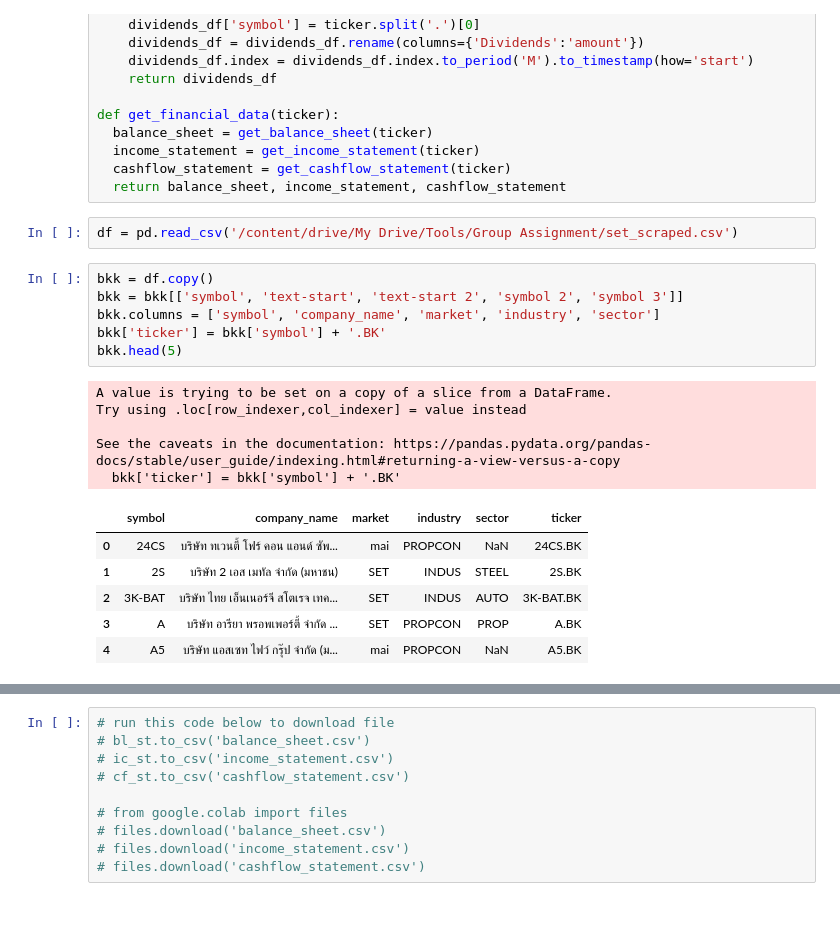
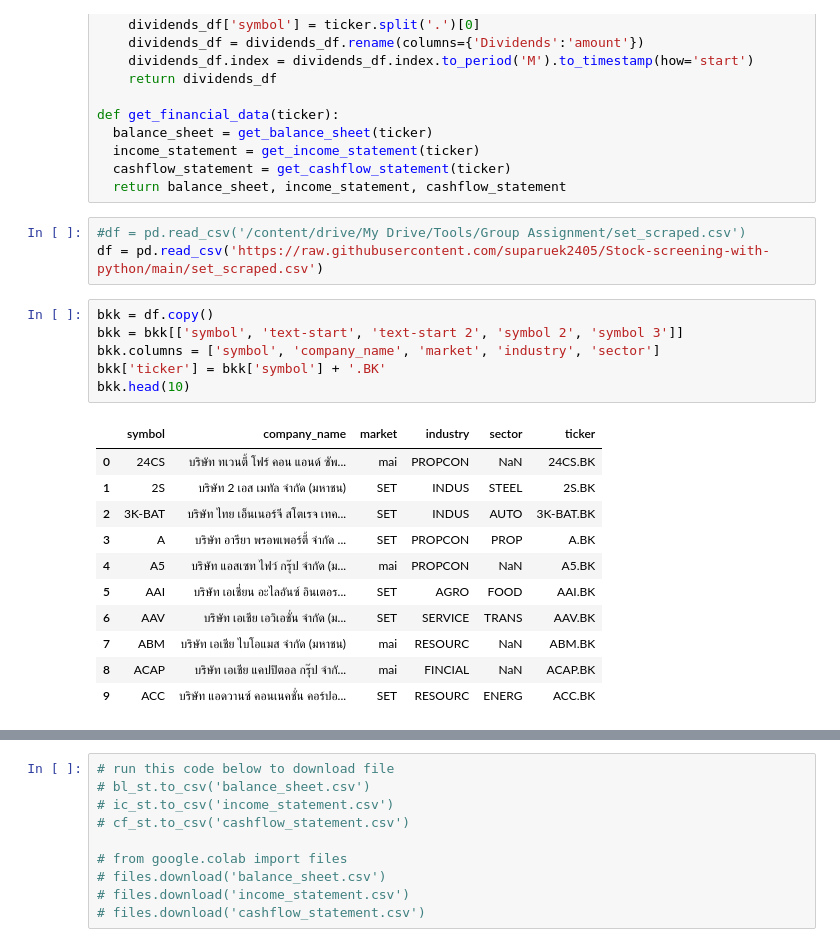
Before and after one commit to suparuek2405/Stock-screening-with-python, a Jupyter notebook: Group_assignment_Tacocat_set_yfinance.ipynb, the cells around one changed output, grey strips where cells are left out. Cells and saved outputs as stored; diff of their text form; blank space fills up the shorter version.

```diff
--- a/Group_assignment_Tacocat_set_yfinance.ipynb
+++ b/Group_assignment_Tacocat_set_yfinance.ipynb
@@ -156,22 +139,23 @@ def get_financial_data(ticker):
   cashflow_statement = get_cashflow_statement(ticker)
   return balance_sheet, income_statement, cashflow_statement
 # %%
-df = pd.read_csv('/content/drive/My Drive/Tools/Group Assignment/set_scraped.csv')
+#df = pd.read_csv('/content/drive/My Drive/Tools/Group Assignment/set_scraped.csv')
+df = pd.read_csv('https://raw.githubusercontent.com/suparuek2405/Stock-screening-with-python/main/set_scraped.csv')
 # %%
 bkk = df.copy()
 bkk = bkk[['symbol', 'text-start', 'text-start 2', 'symbol 2', 'symbol 3']]
 bkk.columns = ['symbol', 'company_name', 'market', 'industry', 'sector']
 bkk['ticker'] = bkk['symbol'] + '.BK'
-bkk.head(5)
+bkk.head(10)
 # %% [output]
-A value is trying to be set on a copy of a slice from a DataFrame.
-Try using .loc[row_indexer,col_indexer] = value instead
-
-See the caveats in the documentation: https://pandas.pydata.org/pandas-docs/stable/user_guide/indexing.html#returning-a-view-versus-a-copy
-  bkk['ticker'] = bkk['symbol'] + '.BK'
 |  | symbol | company_name | market | industry | sector | ticker |
 | 0 | 24CS | บริษัท ทเวนตี้ โฟร์ คอน แอนด์ ซัพ... | mai | PROPCON | NaN | 24CS.BK |
 | 1 | 2S | บริษัท 2 เอส เมทัล จำกัด (มหาชน) | SET | INDUS | STEEL | 2S.BK |
 | 2 | 3K-BAT | บริษัท ไทย เอ็นเนอร์จี สโตเรจ เทค... | SET | INDUS | AUTO | 3K-BAT.BK |
 | 3 | A | บริษัท อารียา พรอพเพอร์ตี้ จำกัด ... | SET | PROPCON | PROP | A.BK |
 | 4 | A5 | บริษัท แอสเซท ไฟว์ กรุ๊ป จำกัด (ม... | mai | PROPCON | NaN | A5.BK |
+| 5 | AAI | บริษัท เอเชี่ยน อะไลอันซ์ อินเตอร... | SET | AGRO | FOOD | AAI.BK |
+| 6 | AAV | บริษัท เอเชีย เอวิเอชั่น จำกัด (ม... | SET | SERVICE | TRANS | AAV.BK |
+| 7 | ABM | บริษัท เอเชีย ไบโอแมส จำกัด (มหาชน) | mai | RESOURC | NaN | ABM.BK |
+| 8 | ACAP | บริษัท เอเชีย แคปปิตอล กรุ๊ป จำกั... | mai | FINCIAL | NaN | ACAP.BK |
+| 9 | ACC | บริษัท แอดวานซ์ คอนเนคชั่น คอร์ปอ... | SET | RESOURC | ENERG | ACC.BK |
```
Also changed, not shown: parts of 11 cells of this notebook.
